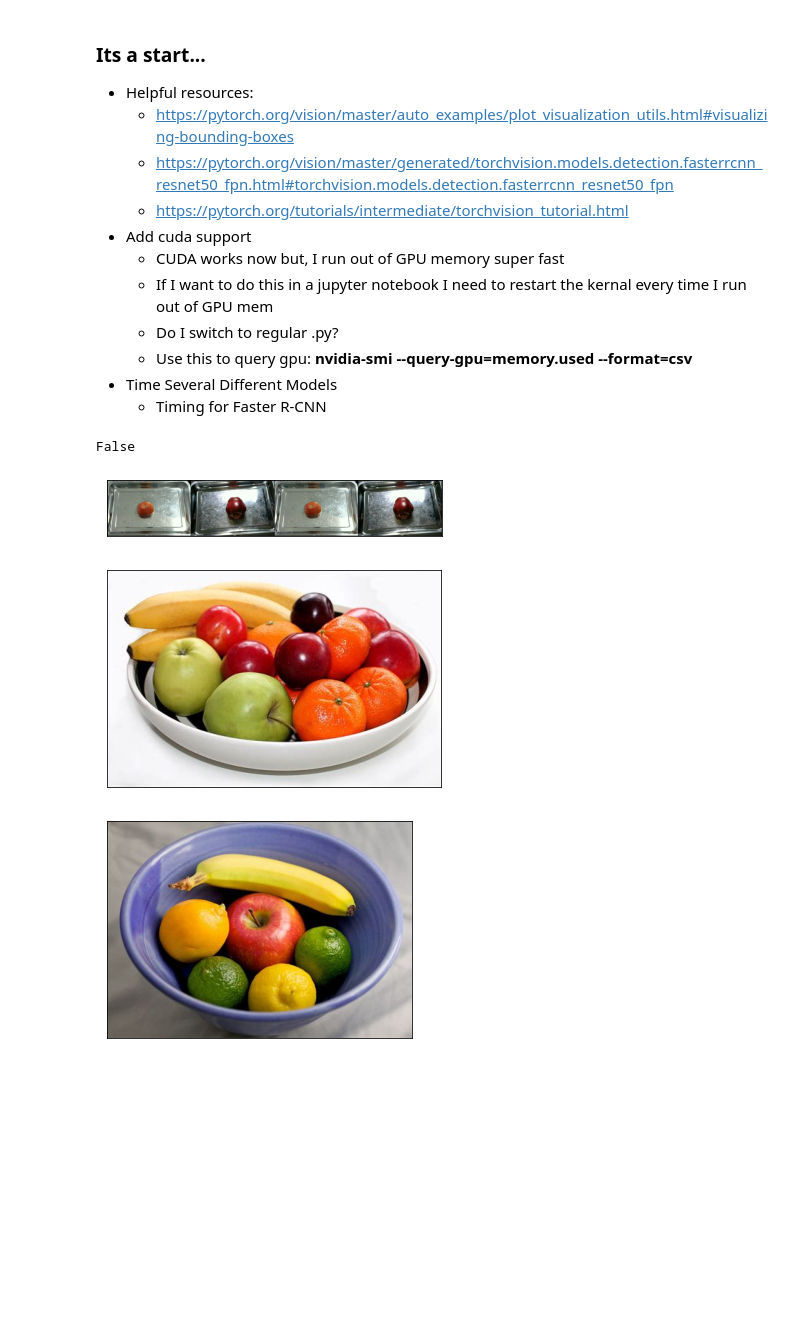
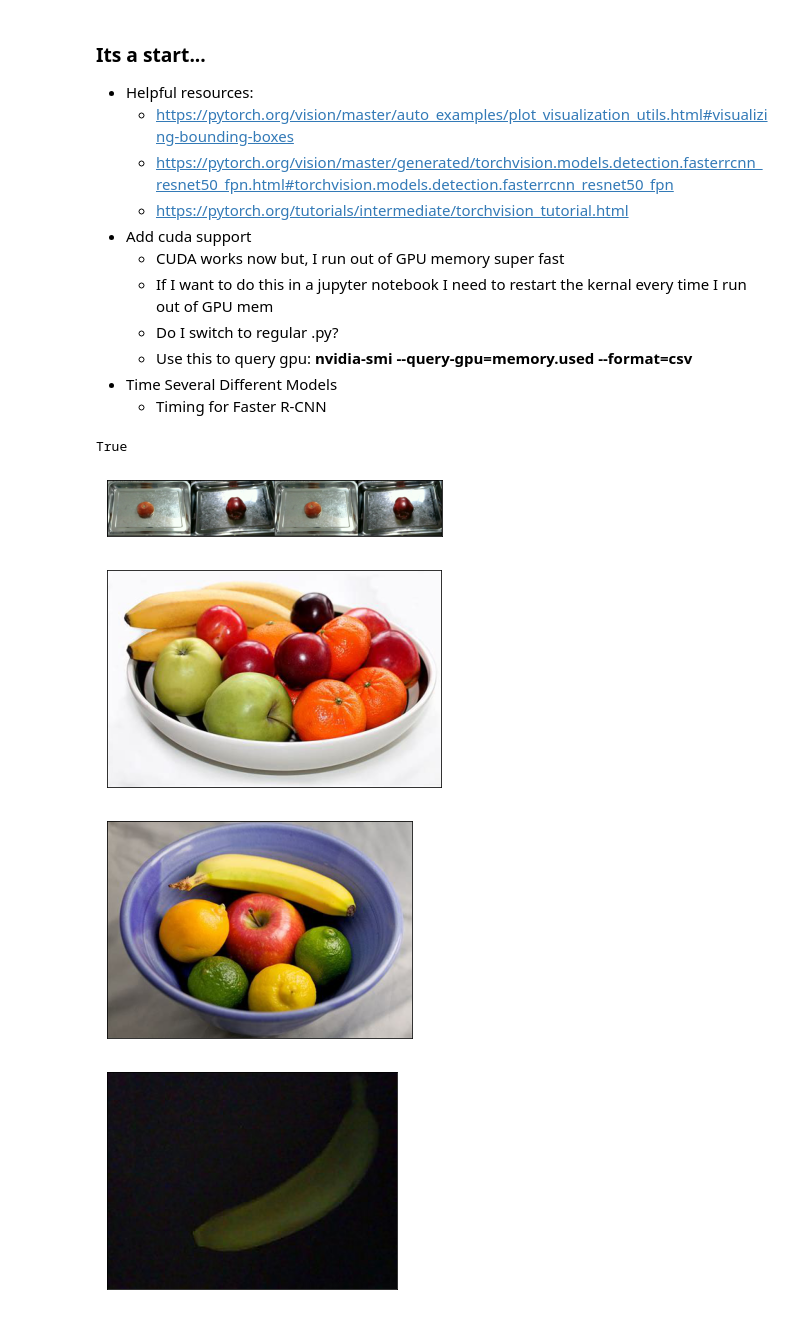
Before and after one commit to ColinAF/SeniorProject, a Jupyter notebook: Model_Code/Object_Detection_Tests.ipynb, the cells around one changed output. Cells and saved outputs as stored; diff of their text form; code cells hidden in the pictures; blank space fills up the shorter version.

```diff
--- a/Model_Code/Object_Detection_Tests.ipynb
+++ b/Model_Code/Object_Detection_Tests.ipynb
@@ -21,7 +21,8 @@ import matplotlib.pyplot as plt
 import torchvision.transforms.functional as F
 
 print(torch.cuda.is_available())
-device = torch.device("cuda" if torch.cuda.is_available() else "cpu")
+#device = torch.device("cuda" if torch.cuda.is_available() else "cpu")
+device = torch.device("cpu")
 
 plt.rcParams["savefig.bbox"] = 'tight'
 
@@ -36,28 +37,31 @@ def show(imgs):
         axs[0, i].imshow(np.asarray(img))
         axs[0, i].set(xticklabels=[], yticklabels=[], xticks=[], yticks=[])
 # %% [output]
-False
+True
 # %%
 from torchvision.utils import make_grid
 from torchvision.io import read_image
 from pathlib import Path
 
 # Images need to be the same size to make a grid
-apple1_int = read_image(str(Path('assets') / 'Apple01.jpg'))
-apple2_int = read_image(str(Path('assets') / 'Apple02.jpg'))
-fruit1_int = read_image(str(Path('assets') / 'Fruit01.jpg'))
-fruit2_int = read_image(str(Path('assets') / 'Fruit02.jpg'))
+apple1_int = read_image(str(Path('../assets') / 'Apple01.jpg'))
+apple2_int = read_image(str(Path('../assets') / 'Apple02.jpg'))
+fruit1_int = read_image(str(Path('../assets') / 'Fruit01.jpg'))
+fruit2_int = read_image(str(Path('../assets') / 'Fruit02.jpg'))
+esp1_int = read_image(str(Path('../assets') / 'bn.jpg'))
 
 
 grid = make_grid([apple1_int, apple2_int, apple1_int, apple2_int])
 
 show(grid)
 show(fruit1_int)
 show(fruit2_int)
+show(esp1_int)
 # %% [output]
 [figure]
 [figure]
 [figure]
+[figure, added]
 # %%
 from torchvision.utils import draw_bounding_boxes
 from torchvision.models.detection import fasterrcnn_resnet50_fpn
```
Also changed, not shown: parts of 2 cells of this notebook, 6 other files.
